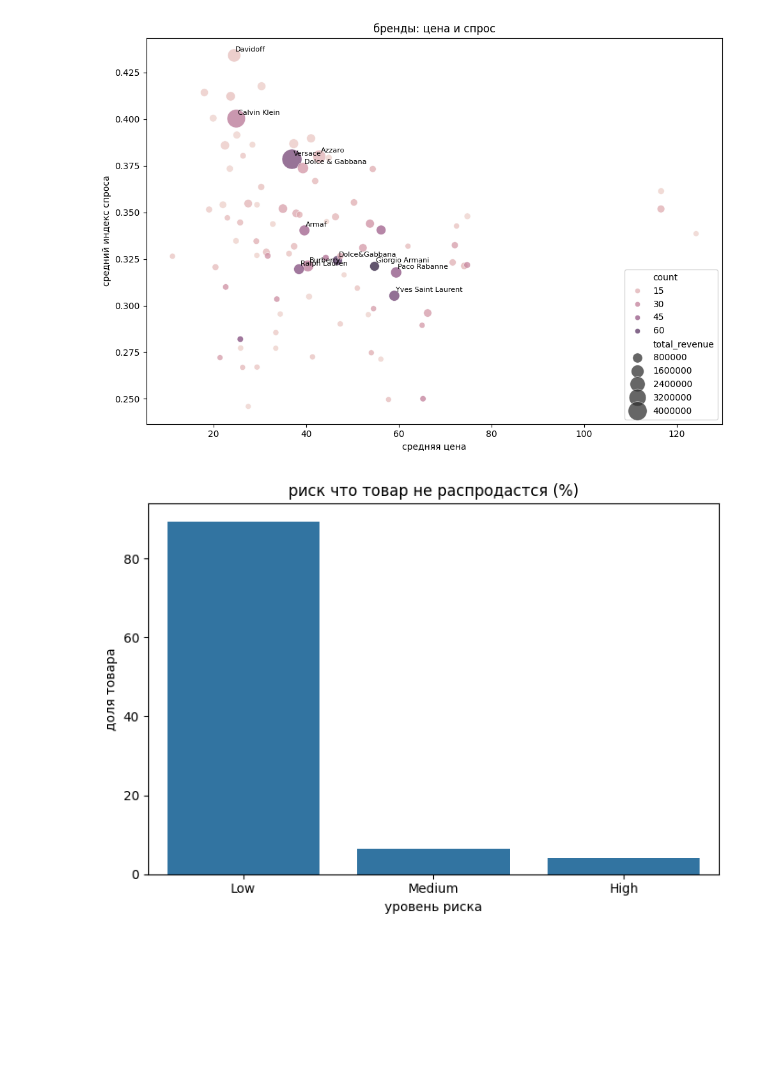
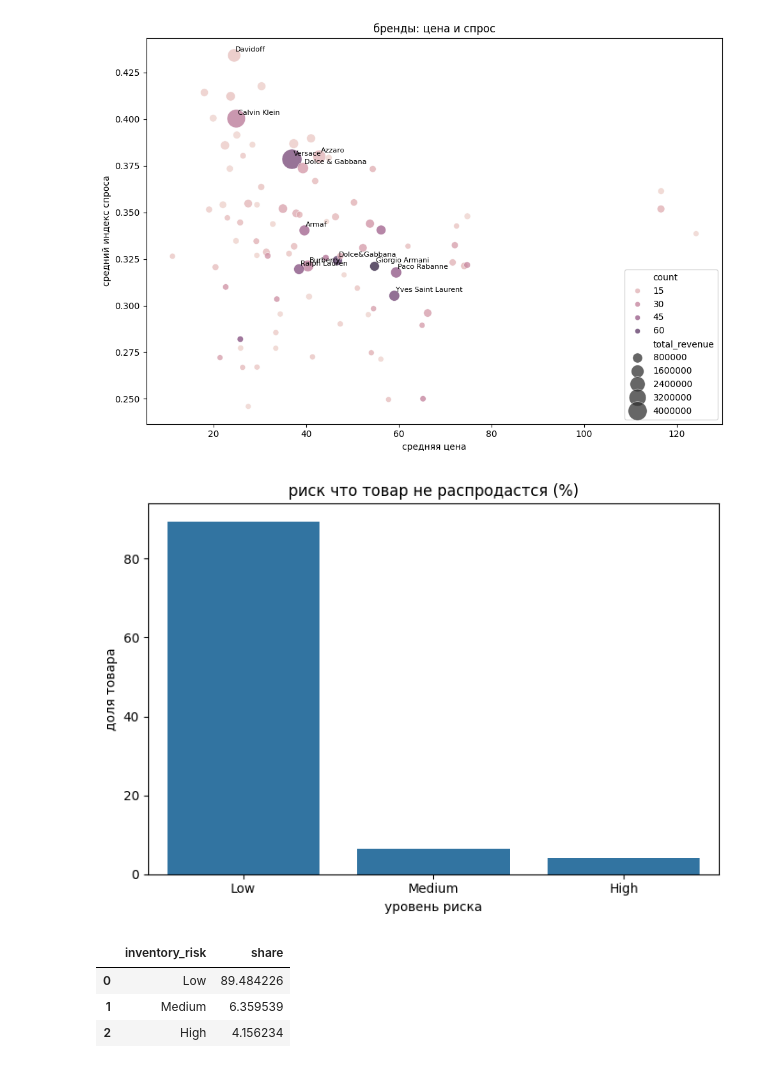
Before and after one commit to matv864/AI_work, a Jupyter notebook: analyze_data/perfume/business_metrics.ipynb, the cells around one changed output. Cells and saved outputs as stored; diff of their text form; code cells hidden in the pictures; blank space fills up the shorter version.

```diff
--- a/analyze_data/perfume/business_metrics.ipynb
+++ b/analyze_data/perfume/business_metrics.ipynb
@@ -216,19 +215,24 @@ plt.show()
 # %%
 risk_share = (
     data["inventory_risk"]
     .value_counts(normalize=True)
     .rename("share")
     .mul(100)
     .reset_index()
     .rename(columns={"index": "risk_level"})
 )
 
 plt.figure(figsize=(7, 5))
 sns.barplot(data=risk_share, x="inventory_risk", y="share")
 plt.title("риск что товар не распродастся (%)")
 plt.xlabel("уровень риска")
 plt.ylabel("доля товара")
 plt.tight_layout()
 plt.show()
+risk_share
 # %% [output]
 [figure]
+|  | inventory_risk | share |
+| 0 | Low | 89.484226 |
+| 1 | Medium | 6.359539 |
+| 2 | High | 4.156234 |
```
Also changed, not shown: parts of 4 cells of this notebook, 3 other files.
